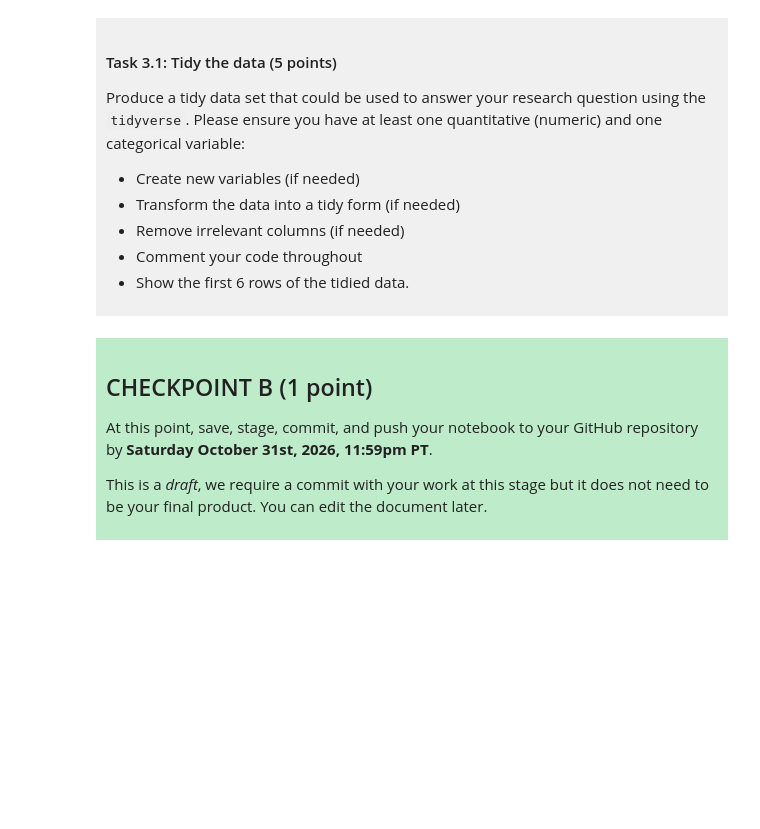
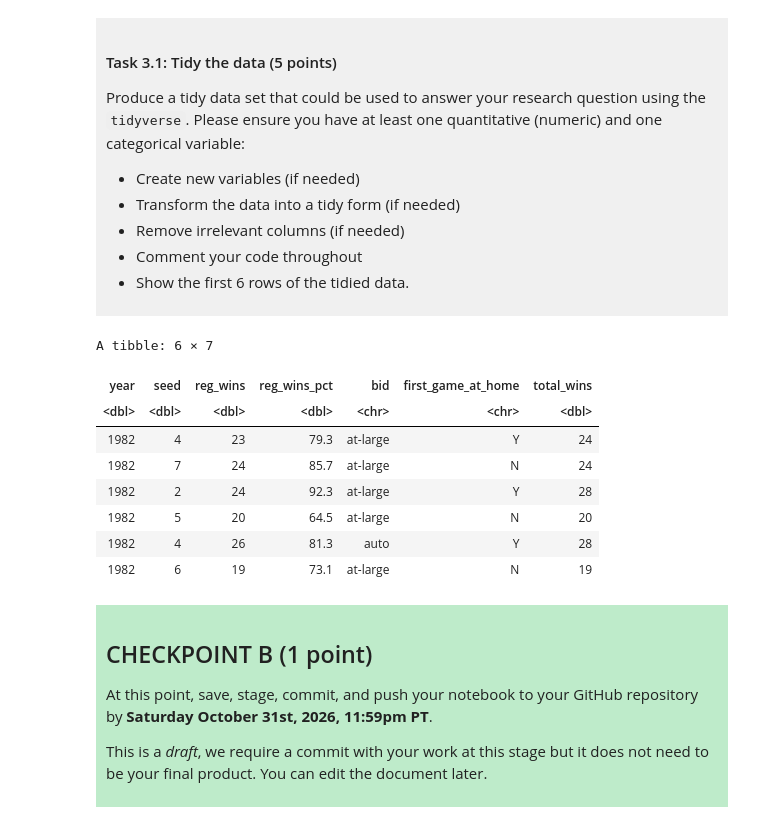
Before and after one commit to Haowei-Ning/deci-100-project-Haowei-Ning, a Jupyter notebook: dsci-100-project-notebook.ipynb, the cells around one changed output. Cells and saved outputs as stored; diff of their text form; code cells hidden in the pictures; blank space fills up the shorter version.

```diff
--- a/dsci-100-project-notebook.ipynb
+++ b/dsci-100-project-notebook.ipynb
@@ -189,7 +209,23 @@ Produce a tidy data set that could be used to answer your research question usin
 
 </div>
 # %%
-### EDIT THIS CODE CELL ###
+basketball_clean <- basketball |>
+  select(-school, -conference, -conf_wins,
+         -conf_losses, -conf_wins_pct, -conf_rank,
+         -division, -reg_losses, -tourney_wins,
+         -tourney_losses, -tourney_finish,
+         -total_losses, -total_wins_pct)
+head(basketball_clean, 6)
+# %% [output]
+A tibble: 6 × 7
+| year | seed | reg_wins | reg_wins_pct | bid | first_game_at_home | total_wins |
+| <dbl> | <dbl> | <dbl> | <dbl> | <chr> | <chr> | <dbl> |
+| 1982 | 4 | 23 | 79.3 | at-large | Y | 24 |
+| 1982 | 7 | 24 | 85.7 | at-large | N | 24 |
+| 1982 | 2 | 24 | 92.3 | at-large | Y | 28 |
+| 1982 | 5 | 20 | 64.5 | at-large | N | 20 |
+| 1982 | 4 | 26 | 81.3 | auto | Y | 28 |
+| 1982 | 6 | 19 | 73.1 | at-large | N | 19 |
 # %% [markdown]
 <div style="background-color: #beebca; padding: 10px;">
 
```
Also changed, not shown: parts of 3 cells of this notebook.
